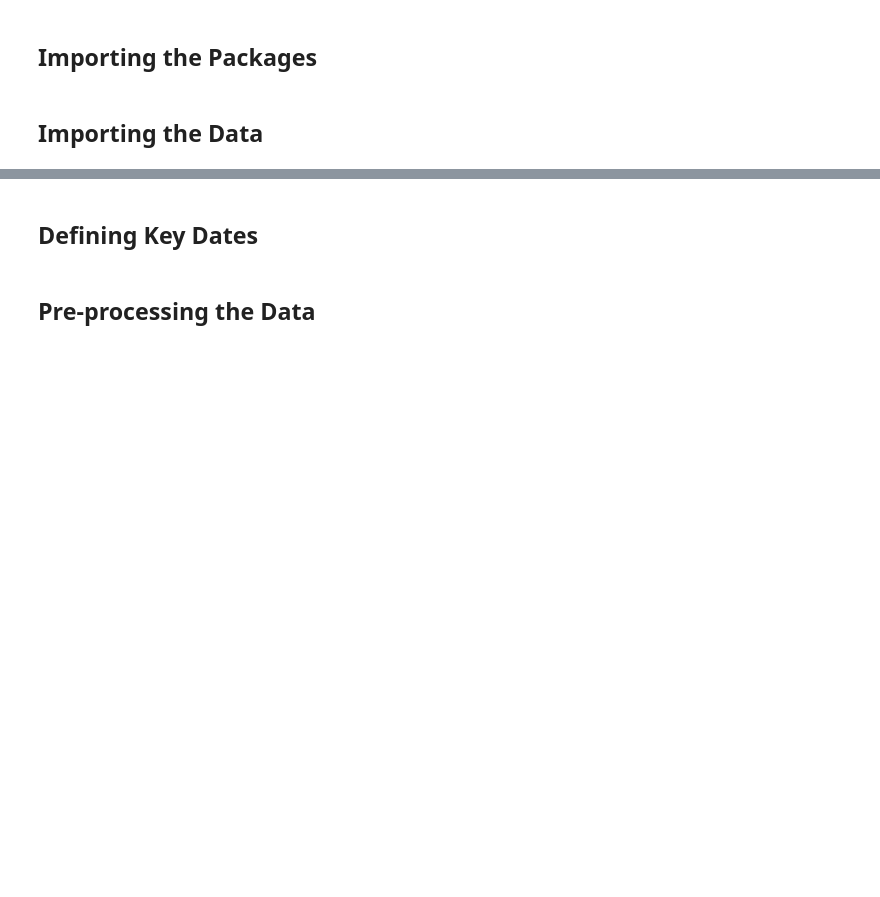
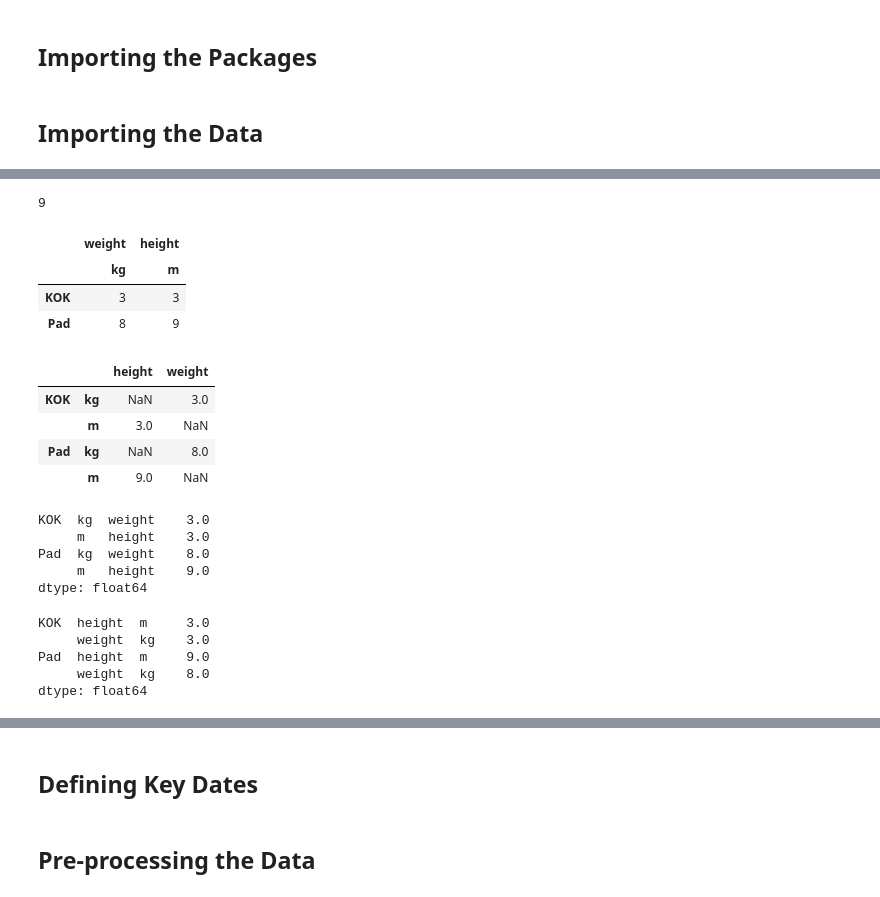
Before and after one commit to abdalrahmenyousifMohamed/ML, a Jupyter notebook: TimeSeries/BusinessCaseCompleted.ipynb, the cells around one changed output, grey strips where cells are left out. Saved outputs shown, nothing was run; the diff lists cells and outputs as text; code cells hidden in the pictures; blank space fills up the shorter version.

```diff
--- a/TimeSeries/BusinessCaseCompleted.ipynb
+++ b/TimeSeries/BusinessCaseCompleted.ipynb
@@ -33,2 +37,40 @@ raw_data = yfinance.download (tickers = "VOW3.DE, PAH3.DE, BMW.DE", interval = "
+# %%
+(df_single_level_cols.stack()).count()
+# %% [output]
+9
+# %%
+multi = pd.MultiIndex.from_tuples([('weight' , 'kg'), ('height' , 'm')])
+df_multi_level_cols = pd.DataFrame([[3,3],[8,9]],index=['KOK', 'Pad'] , columns=multi)
+# %%
+df_multi_level_cols
+# %% [output]
+|  | weight | height |
+|  | kg | m |
+| KOK | 3 | 3 |
+| Pad | 8 | 9 |
+# %%
+df_multi_level_cols.stack()
+# %% [output]
+|  |  | height | weight |
+| KOK | kg | NaN | 3.0 |
+|  | m | 3.0 | NaN |
+| Pad | kg | NaN | 8.0 |
+|  | m | 9.0 | NaN |
+# %%
+df_multi_level_cols.stack([1,0])
+# %% [output]
+KOK  kg  weight    3.0
+     m   height    3.0
+Pad  kg  weight    8.0
+     m   height    9.0
+dtype: float64
+# %%
+df_multi_level_cols.stack([0,1])
+# %% [output]
+KOK  height  m     3.0
+     weight  kg    3.0
+Pad  height  m     9.0
+     weight  kg    8.0
+dtype: float64
 # %%
 df = raw_data.copy()
```
Also changed, not shown: parts of 30 cells of this notebook.
